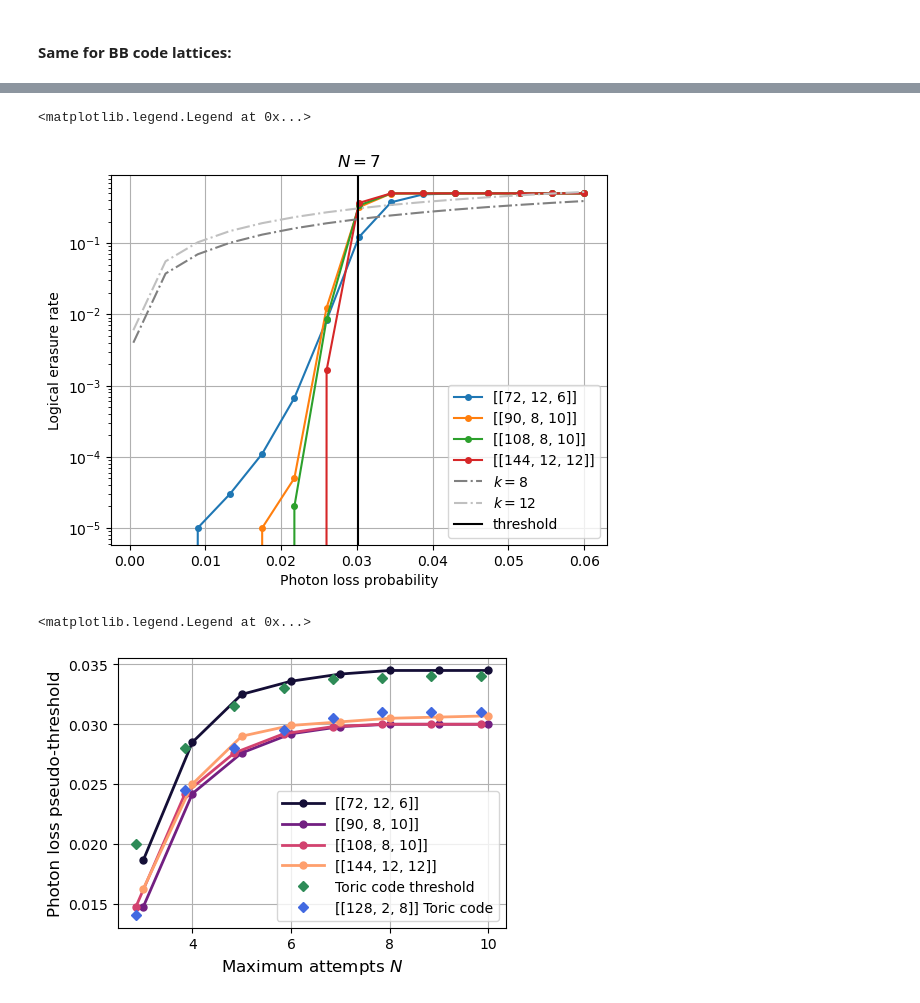
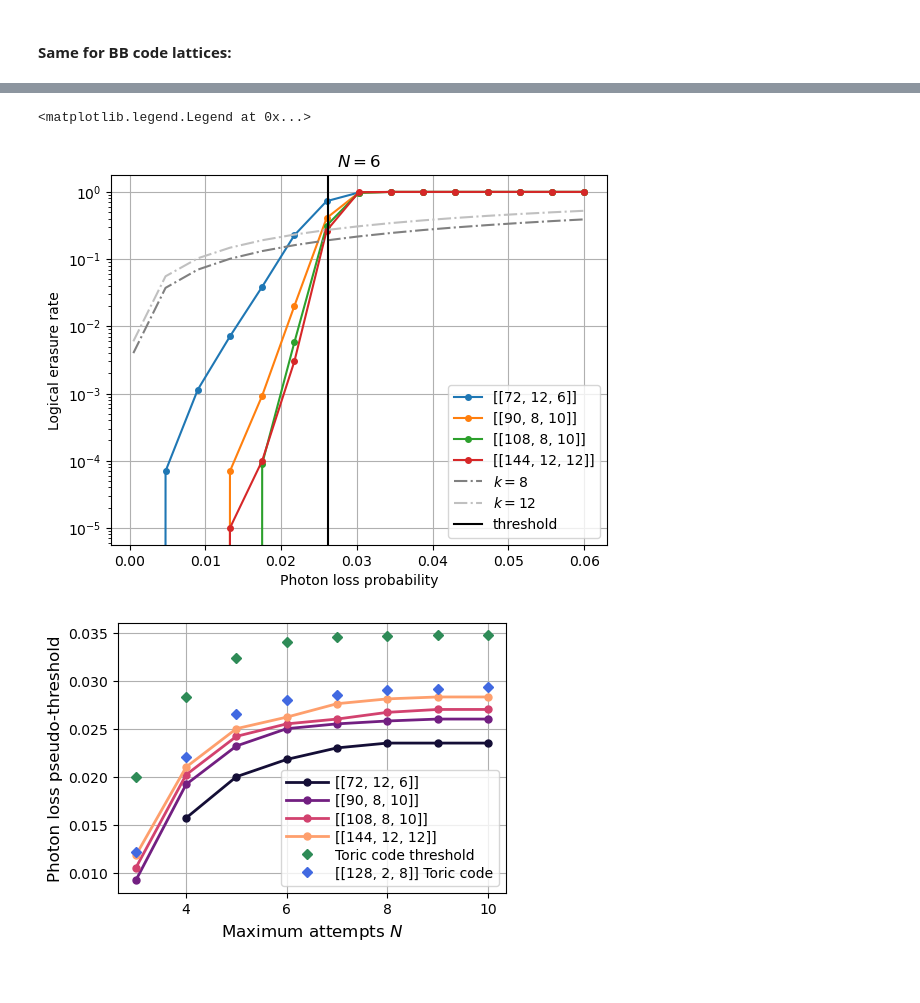
Before and after one commit to susanxschen/qldpc-fusion-lattices, a Jupyter notebook: Repeat-until-success simulations/RUS logical erasure rates - Toric and BB lattices.ipynb, the cells around one changed output, grey strips where cells are left out. Drawn from its saved outputs; the diff is of its cells as text; code cells hidden in the pictures.

```diff
--- a/Repeat-until-success simulations/RUS logical erasure rates - Toric and BB lattices.ipynb
+++ b/Repeat-until-success simulations/RUS logical erasure rates - Toric and BB lattices.ipynb
@@ -88,12 +91,14 @@ plt.legend()
 # %%
 thresholds = [0.02, # N=3
-              0.028,
-              0.0315,
-              0.033,
-              0.0338,
-              0.0339,
+              0.0283,
+              0.0324,
               0.034,
-              0.034]
+              0.0345,
+              0.0346,
+              0.0347,
+              0.0347]
+
+l8_pt = [0.0122,0.022,0.0265,0.028,0.0285,0.029,0.0291,0.0293] # obtain similarly, with Toric code data - corrected decoder
 
 import matplotlib.cm as cm
 
@@ -118,7 +123,7 @@ plt.legend(fontsize=12)
 #### Same for BB code lattices:
 # %%
 N_list = range(1,11)
-id_list = range(1,11)
+id_list = range(1,21)
 
 n72_data_all = []
 n90_data_all = []
@@ -172,7 +177,7 @@ d_codes = [6,10,10,12]
 
 p_list = np.linspace(0.0005, 0.06, 15)
 
-N = 7
+N = 6
 
 fig2, ax2 = plt.subplots()
 for i in range(len(d_codes)):
@@ -196,7 +201,7 @@ for i in range(len(d_codes)):
 plt.plot(p_list,1-(1-p_list)**8,"-.",color="grey", label=r"$k=8$") # logical = physical error line
 plt.plot(p_list, 1-(1-p_list)**12,"-.",color="silver", label=r"$k=12$") # logical = physical error line
 
-plt.axvline(0.0302, color='black', linestyle='-', label="threshold") # estimate pseudo-threshold by eye
+plt.axvline(0.0262, color='black', linestyle='-', label="threshold") # estimate pseudo-threshold by eye
 plt.title(rf"$N = {N}$")
 ax2.set_xlabel(r'Photon loss probability')
 ax2.set_ylabel('Logical erasure rate')
@@ -204,48 +209,58 @@ plt.grid()
 plt.legend()
 # %% [output]
 <matplotlib.legend.Legend at 0x...>
-[figure, old version]
+[figure, new version]
 # %%
 # pseudo-threshold against N plot
 
-pt72 = [0.0186, 0.0285, 0.0325, 0.0336, 0.0342, 0.0345, 0.0345, 0.0345]
-pt144 = [0.0162, 0.025, 0.029, 0.0299, 0.0302, 0.0305, 0.0306, 0.0307]
-pt90 = [0.0147, 0.0242, 0.0276, 0.0292, 0.0298, 0.03, 0.03, 0.03]
-pt108 = [0.0147, 0.0242, 0.0276, 0.0292, 0.0298, 0.03, 0.03, 0.03]
+nn_list = [72,90,108,144]
+k_list = [12,8,8,12]
+d_codes = [6,10,10,12]
 
-thresholds_standard = [0.0205, # N=3 # standard RUS
-                          0.025,
-                          0.027,
-                          0.028,
-                          0.0282,
-                          0.0283,
-                          0.0284,
-                          0.0285]
+
+pt72 = [0.0157,0.02,0.0218,0.023,0.0235,0.0235,0.0235] ## starts at N=4
+pt144 = [0.0118, 0.021,0.025,0.0262,0.0276,0.0281,0.0283,0.0283]
+pt90 = [0.0092,0.0192,0.0232,0.025,0.0255,0.0258,0.026,0.026]
+pt108 = [0.0105,0.0202,0.0242,0.0255,0.026,0.0267,0.027,0.027]
 
 pt = [pt72,pt90,pt108,pt144]
-l8_pt = [0.014, 0.0245, 0.028, 0.0295, 0.0305, 0.031, 0.031, 0.031] # obtain similarly, with Toric code data
+
+l8_pt = [0.0122,0.022,0.0265,0.028,0.0285,0.029,0.0291,0.0293]
 plt.figure(figsize=(5, 3.5))
+
+import matplotlib.cm as cm
+
+
 cmap = cm.get_cmap('magma')
 colors_list = [cmap(i) for i in np.linspace(0.1, 0.8, 4)]
 for i in range(4):
-    if i in [0,1,3]:
+    if i in [1,2,3]:
         plt.plot(range(3,11),pt[i],'o-', ms=5, lw=2,label=f"[[{nn_list[i]}, {k_list[i]}, {d_codes[i]}]]", color=colors_list[i])
 
-    elif i == 2:
-        plt.plot(np.arange(3,11)-0.15, pt[i],'o-', ms=5, lw=2,label=f"[[{nn_list[i]}, {k_list[i]}, {d_codes[i]}]]", color=colors_list[i])
+    elif i == 0:
+        plt.plot(range(4,11),pt[i],'o-', ms=5, lw=2,label=f"[[{nn_list[i]}, {k_list[i]}, {d_codes[i]}]]", color=colors_list[i])
+
 
 plt.grid()
 from matplotlib.legend_handler import HandlerLine2D
-line, =plt.plot(np.arange(3,11)-0.15,thresholds,'D', ms=5, lw=2,label="Toric code threshold",color="seagreen")
-line, =plt.plot(np.arange(3,11)-0.15,l8_pt,'D', ms=5, lw=2,label="[[128, 2, 8]] Toric code",color="royalblue")
+line, =plt.plot(np.arange(3,11),thresholds,'D', ms=5, lw=2,label="Toric code threshold",color="seagreen")
+line, =plt.plot(np.arange(3,11),l8_pt,'D', ms=5, lw=2,label="[[128, 2, 8]] Toric code",color="royalblue")
 
 plt.xlabel(r"Maximum attempts $N$",size=12)
 plt.ylabel("Photon loss pseudo-threshold",size=12)
 plt.locator_params(axis='x', nbins=5)
 plt.locator_params(axis='y', nbins=7)
 
 plt.legend(handler_map={line: HandlerLine2D(numpoints=1)}, handlelength=3)
+plt.legend(
+    handler_map={line: HandlerLine2D(numpoints=1)},
+    handlelength=3,
+    fontsize=10,
+    labelspacing=0.3,
+    borderpad=0.4,
+    handletextpad=0.5
+)
+
 # plt.savefig("FIG_RUS_BB_NEW.png",bbox_inches='tight', dpi=200)
 # %% [output]
-<matplotlib.legend.Legend at 0x...>
-[figure, old version]
+[figure, new version]
```
Also changed, not shown: parts of 5 cells of this notebook, 1 other file.
